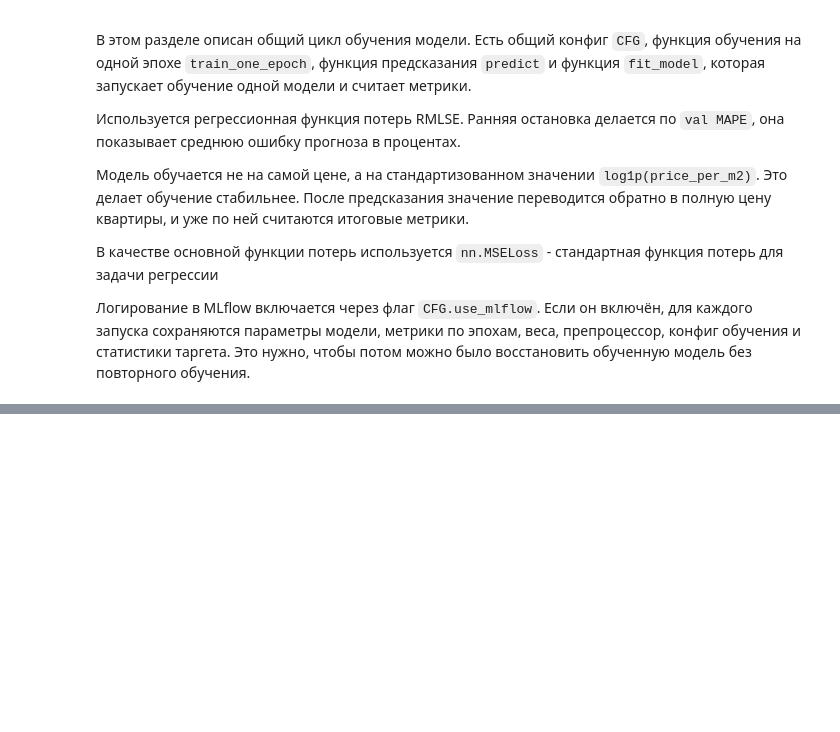
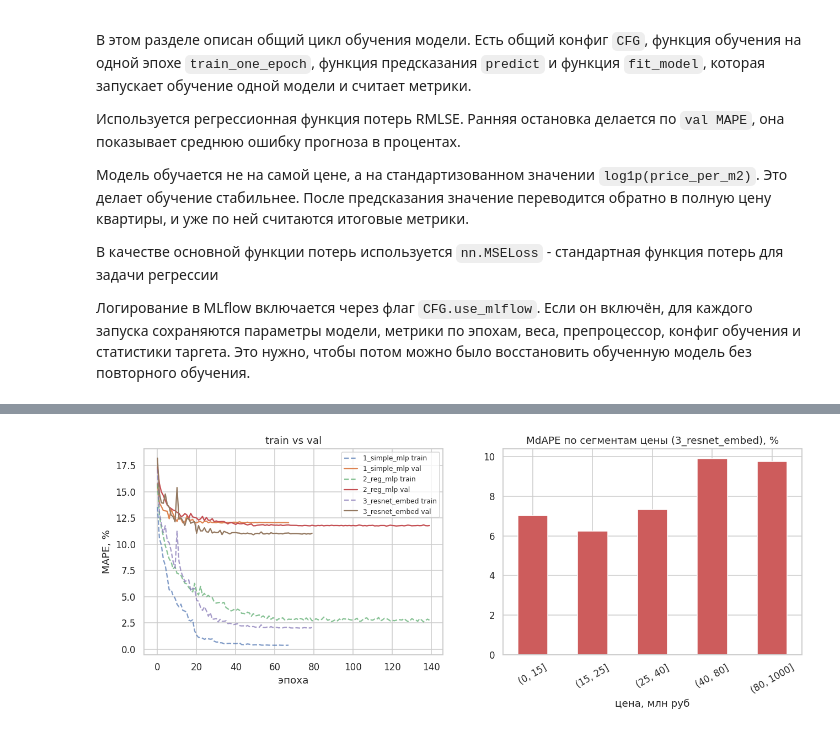
Before and after one commit to QuickSilver-1/GP5-NN, a Jupyter notebook: notebooks/ГП_5_задание1.ipynb, the cells around one changed output, grey strips where cells are left out. Saved outputs shown, nothing was run; the diff lists cells and outputs as text; code cells hidden in the pictures; blank space fills up the shorter version.

```diff
--- a/notebooks/ГП_5_задание1.ipynb
+++ b/notebooks/ГП_5_задание1.ipynb
@@ -1392,0 +1968,25 @@ class ResNetMLP(nn.Module):
+# %%
+# train vs val у простой и регуляризованной сети (смотрим переобучение)
+fig, axes = plt.subplots(1, 2, figsize=(14, 4.4))
+for name in ['1_simple_mlp', '2_reg_mlp', '3_resnet_embed']:
+    h = nn_best[name]['history']
+    axes[0].plot(h['train_mape'], '--', alpha=0.7, label=f'{name} train')
+    axes[0].plot(h['val_mape'], label=f'{name} val')
+axes[0].set_title('train vs val')
+axes[0].set_xlabel('эпоха')
+axes[0].set_ylabel('MAPE, %')
+axes[0].legend(fontsize=8)
+
+# где лучшая сеть ошибается сильнее медианный MAPE по сегментам цены
+best = nn_best[best_nn_name]
+pred_log = decode_target(predict(best['model'], best['prep'].transform(data.iloc[idx_te])), best['stats'])
+te = data.iloc[idx_te].copy()
+te['pred'] = log_to_price(pred_log, te)
+te['ape'] = np.abs(te['pred'] - te['price']) / te['price'] * 100
+seg = te.groupby(pd.cut(te['price'] / 1e6, [0, 15, 25, 40, 80, 1000]), observed=True)['ape'].median() #observed = True показывать только те категории, которые реально встретились в данных
+seg.plot(kind='bar', ax=axes[1], color='indianred')
+axes[1].set_title(f'MdAPE по сегментам цены ({best_nn_name}), %')
+axes[1].set_xlabel('цена, млн руб'); axes[1].tick_params(axis='x', rotation=30)
+plt.show()
+# %% [output]
+[figure, added]
```
Also changed, not shown: parts of 22 cells of this notebook, 5 other files.
